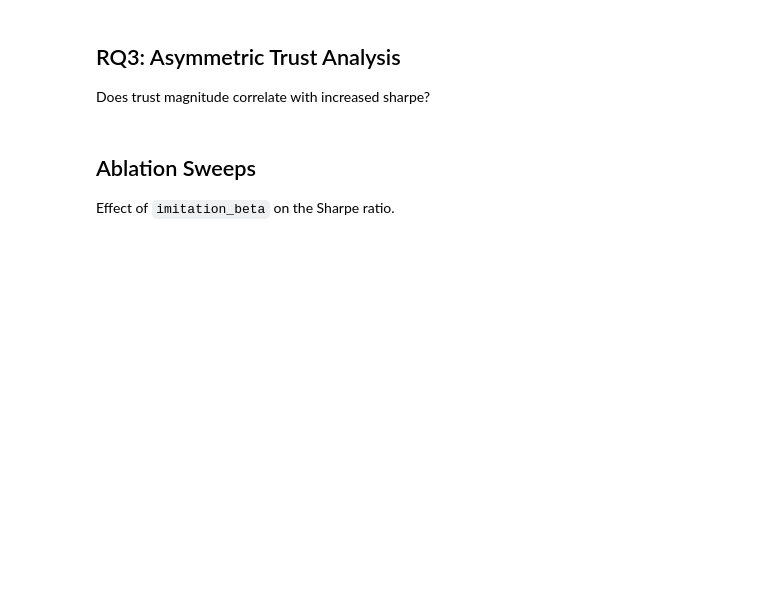
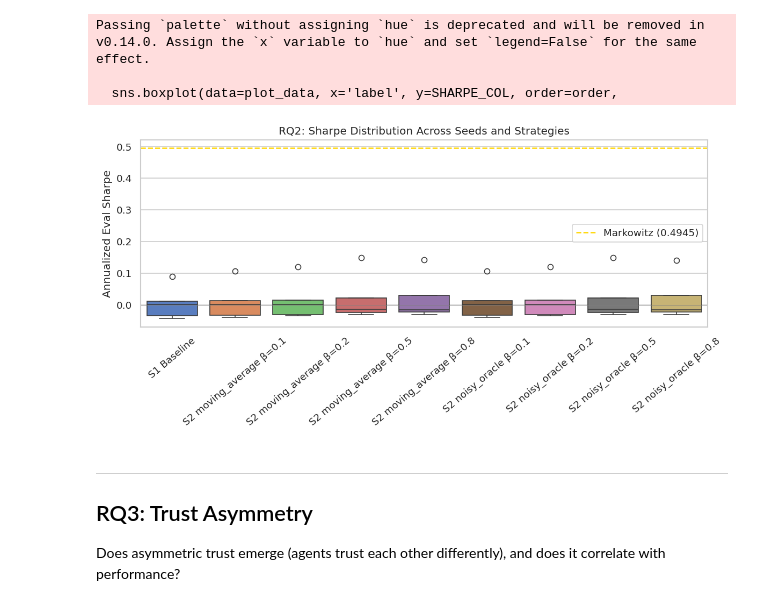
Before and after one commit to Harshit-Lalwani/Agent-Co-Learning, a Jupyter notebook: phase4_evaluation_report.ipynb, the cells around one changed output. Saved outputs shown, nothing was run; the diff lists cells and outputs as text; code cells hidden in the pictures; blank space fills up the shorter version.

```diff
--- a/phase4_evaluation_report.ipynb
+++ b/phase4_evaluation_report.ipynb
@@ -62,24 +0,0 @@ Using final Sharpe Ratio means as the primary comparison metric.
-# %%
-if not df.empty:
-    eval_sharpe_cols = [c for c in df.columns if 'eval_final_sharpe_mean_episode' in c]
-
-    if len(eval_sharpe_cols) > 0:
-        plot_data = []
-
-        for _, row in baseline.iterrows():
-            plot_data.append({"Experiment": "Baseline (S1)", "Sharpe": row[eval_sharpe_cols[-1]], "Beta": 0.0, "Predictor": "None"})
-
-        for _, row in ablations.iterrows():
-            name = row["experiment_name"]
-            beta = name.split("_beta_")[1].replace("p", ".") if "_beta_" in name else "0.0"
-            pred = name.split("_beta_")[0].replace("pred_", "") if "pred_" in name else "unknown"
-            plot_data.append({"Experiment": f"{pred} (B={beta})", "Sharpe": row[eval_sharpe_cols[-1]], "Beta": float(beta), "Predictor": pred})
-
-        plot_df = pd.DataFrame(plot_data)
-
-        plt.figure(figsize=(14, 6))
-        sns.boxplot(data=plot_df, x="Experiment", y="Sharpe")
-        plt.xticks(rotation=45, ha="right")
-        plt.title("Distribution of Final Evaluation Sharpe Ratios")
-        plt.tight_layout()
-        plt.show()
@@ -86,3 +260,31 @@ if not df.empty:
+# %%
+# --- Box plots: distribution comparison ---
+plot_data = runs[['label', SHARPE_COL]].copy()
+order = (['S1 Baseline'] +
+         sorted([l for l in plot_data['label'].unique() if l != 'S1 Baseline']))
+
+fig, ax = plt.subplots(figsize=(max(10, len(order) * 0.8), 5))
+sns.boxplot(data=plot_data, x='label', y=SHARPE_COL, order=order,
+            palette='muted', ax=ax)
+ax.axhline(MW_SHARPE_ANNUALIZED, color='gold', linestyle='--', linewidth=1.5,
+           label=f'Markowitz ({MW_SHARPE_ANNUALIZED:.4f})')
+ax.axhline(0, color='gray', linestyle='-', linewidth=0.5)
+ax.set_xlabel('')
+ax.set_ylabel('Annualized Eval Sharpe')
+ax.set_title('RQ2: Sharpe Distribution Across Seeds and Strategies')
+ax.tick_params(axis='x', rotation=40)
+ax.legend()
+fig.tight_layout()
+fig.savefig(FIGURES_DIR / 'rq2_sharpe_boxplots.png', dpi=150)
+fig.savefig(FIGURES_DIR / 'rq2_sharpe_boxplots.pdf')
+plt.show()
+# %% [output]
+Passing `palette` without assigning `hue` is deprecated and will be removed in v0.14.0. Assign the `x` variable to `hue` and set `legend=False` for the same effect.
+
+  sns.boxplot(data=plot_data, x='label', y=SHARPE_COL, order=order,
+[figure, added]
 # %% [markdown]
-## RQ3: Asymmetric Trust Analysis
-Does trust magnitude correlate with increased sharpe?
+---
+## RQ3: Trust Asymmetry
+
+Does asymmetric trust emerge (agents trust each other differently), and does it correlate with performance?
@@ -98,3 +290,0 @@ if not df.empty and 'final_eval_asymmetry' in df.columns and len(eval_sharpe_col
-# %% [markdown]
-## Ablation Sweeps
-Effect of `imitation_beta` on the Sharpe ratio.
```
Also changed, not shown: parts of 21 cells of this notebook, 34 other files.
